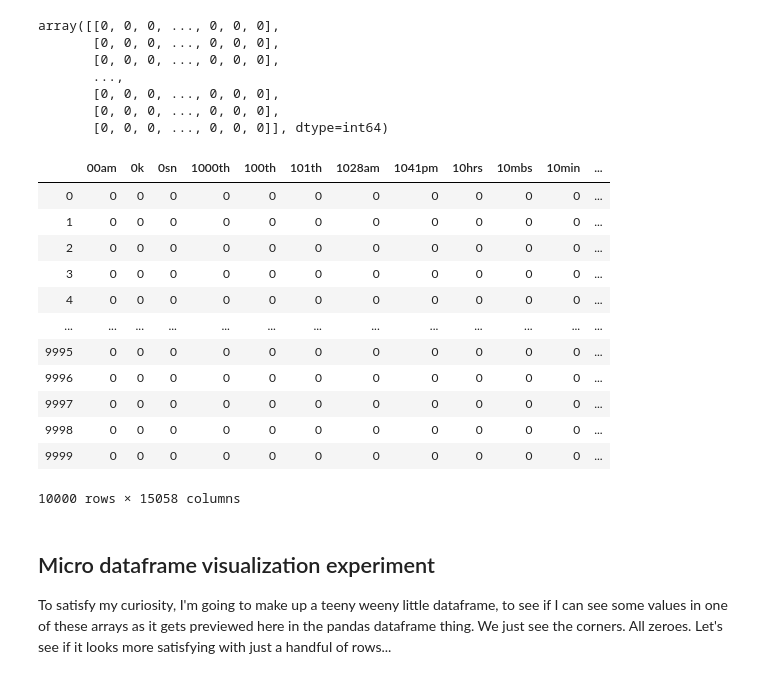
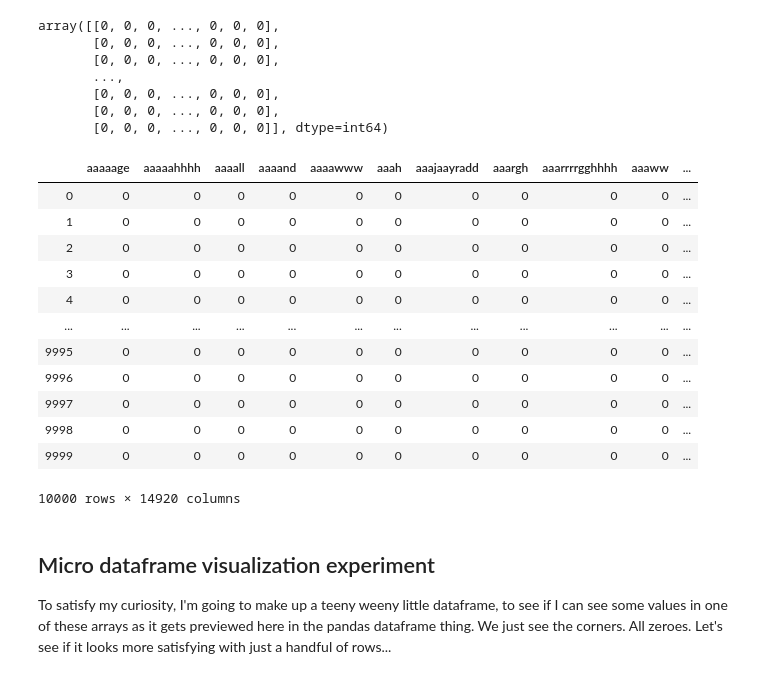
Before and after one commit to 3dspace/language-processing-lifecycle-fall2019, a Jupyter notebook: pgray-csml1010-project.ipynb, the cells around one changed output. Saved outputs shown, nothing was run; the diff lists cells and outputs as text; code cells hidden in the pictures.

```diff
--- a/pgray-csml1010-project.ipynb
+++ b/pgray-csml1010-project.ipynb
@@ -167,7 +167,7 @@ def clean(s):
     s = re.sub(r'"+', '"', s)
 
 
-    # The numbers in the data became a bit of a problem during feature engineering.
+    # The numbers in the data came to light during feature engineering.
     # I will try different things here.
 
     # A processor-efficient approach, as suggested at:
@@ -177,7 +177,7 @@ def clean(s):
 
     # From the same link, a more conventional, but less efficient approach:
 
-    # s = re.sub(r'\d+', '', s)
+    s = re.sub(r'\d+', '', s)
 
 
 
@@ -677,23 +687,23 @@ array([[0, 0, 0, ..., 0, 0, 0],
        [0, 0, 0, ..., 0, 0, 0]], dtype=int64)
 # %%
 # get all unique words in the corpus
-vocab = cv.get_feature_names()
+vocab_bagowords = cv.get_feature_names()
 # show document feature vectors
-pd.DataFrame(cv_matrix, columns=vocab)
+pd.DataFrame(cv_matrix, columns=vocab_bagowords)
 # %% [output]
-|  | 00am | 0k | 0sn | 1000th | 100th | 101th | 1028am | 1041pm | 10hrs | 10mbs | 10min | ... |
-| 0 | 0 | 0 | 0 | 0 | 0 | 0 | 0 | 0 | 0 | 0 | 0 | ... |
-| 1 | 0 | 0 | 0 | 0 | 0 | 0 | 0 | 0 | 0 | 0 | 0 | ... |
-| 2 | 0 | 0 | 0 | 0 | 0 | 0 | 0 | 0 | 0 | 0 | 0 | ... |
-| 3 | 0 | 0 | 0 | 0 | 0 | 0 | 0 | 0 | 0 | 0 | 0 | ... |
-| 4 | 0 | 0 | 0 | 0 | 0 | 0 | 0 | 0 | 0 | 0 | 0 | ... |
-| ... | ... | ... | ... | ... | ... | ... | ... | ... | ... | ... | ... | ... |
-| 9995 | 0 | 0 | 0 | 0 | 0 | 0 | 0 | 0 | 0 | 0 | 0 | ... |
-| 9996 | 0 | 0 | 0 | 0 | 0 | 0 | 0 | 0 | 0 | 0 | 0 | ... |
-| 9997 | 0 | 0 | 0 | 0 | 0 | 0 | 0 | 0 | 0 | 0 | 0 | ... |
-| 9998 | 0 | 0 | 0 | 0 | 0 | 0 | 0 | 0 | 0 | 0 | 0 | ... |
-| 9999 | 0 | 0 | 0 | 0 | 0 | 0 | 0 | 0 | 0 | 0 | 0 | ... |
+|  | aaaaage | aaaaahhhh | aaaall | aaaand | aaaawww | aaah | aaajaayradd | aaargh | aaarrrrgghhhh | aaaww | ... |
+| 0 | 0 | 0 | 0 | 0 | 0 | 0 | 0 | 0 | 0 | 0 | ... |
+| 1 | 0 | 0 | 0 | 0 | 0 | 0 | 0 | 0 | 0 | 0 | ... |
+| 2 | 0 | 0 | 0 | 0 | 0 | 0 | 0 | 0 | 0 | 0 | ... |
+| 3 | 0 | 0 | 0 | 0 | 0 | 0 | 0 | 0 | 0 | 0 | ... |
+| 4 | 0 | 0 | 0 | 0 | 0 | 0 | 0 | 0 | 0 | 0 | ... |
+| ... | ... | ... | ... | ... | ... | ... | ... | ... | ... | ... | ... |
+| 9995 | 0 | 0 | 0 | 0 | 0 | 0 | 0 | 0 | 0 | 0 | ... |
+| 9996 | 0 | 0 | 0 | 0 | 0 | 0 | 0 | 0 | 0 | 0 | ... |
+| 9997 | 0 | 0 | 0 | 0 | 0 | 0 | 0 | 0 | 0 | 0 | ... |
+| 9998 | 0 | 0 | 0 | 0 | 0 | 0 | 0 | 0 | 0 | 0 | ... |
+| 9999 | 0 | 0 | 0 | 0 | 0 | 0 | 0 | 0 | 0 | 0 | ... |
-10000 rows × 15058 columns
+10000 rows × 14920 columns
 # %% [markdown]
 ## Micro dataframe visualization experiment
 
```
Also changed, not shown: parts of 33 cells of this notebook.
